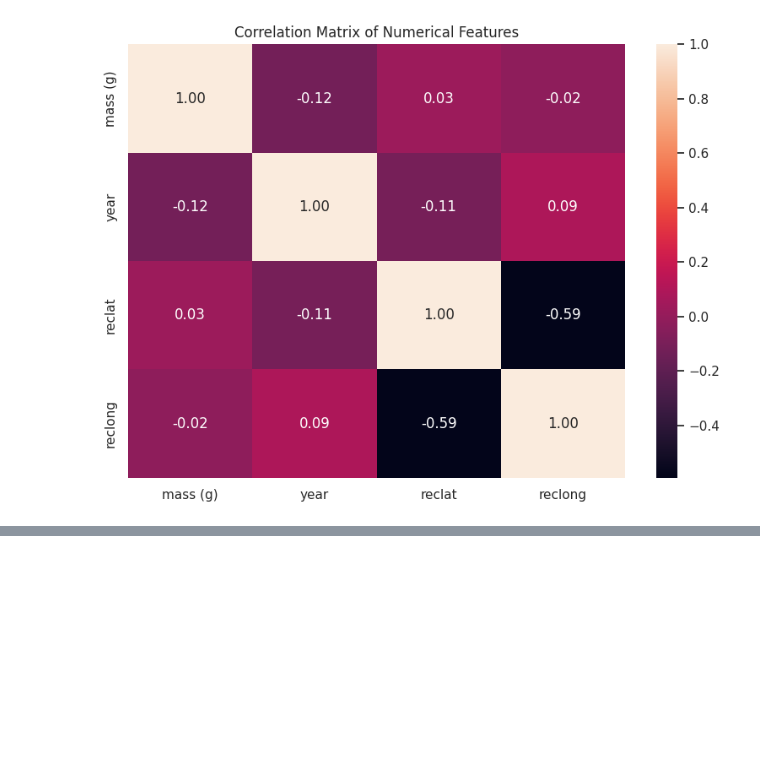
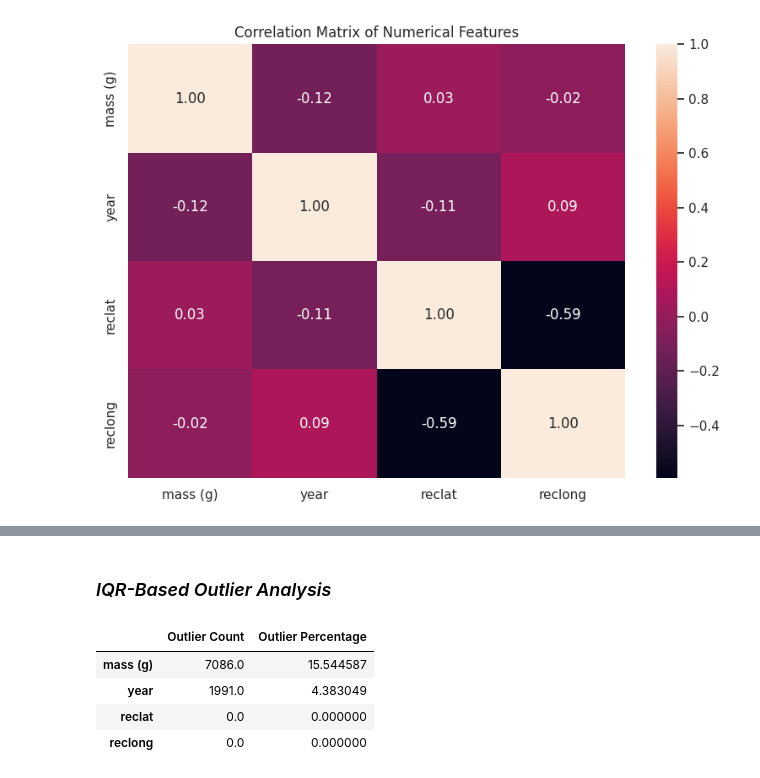
Before and after one commit to manaswiniyoshitha2006-netizen/ML-Evaluation, a Jupyter notebook: notebooks/clustering.ipynb, the cells around one changed output, grey strips where cells are left out. Saved outputs shown, nothing was run; the diff lists cells and outputs as text; code cells hidden in the pictures; blank space fills up the shorter version.

```diff
--- a/notebooks/clustering.ipynb
+++ b/notebooks/clustering.ipynb
@@ -635,0 +664,39 @@ plt.show()
+# %% [markdown]
+### *IQR-Based Outlier Analysis*
+# %%
+outlier_summary = {}
+
+for column in eda_columns:
+
+    data = df[column].dropna()
+
+    Q1 = data.quantile(0.25)
+    Q3 = data.quantile(0.75)
+
+    IQR = Q3 - Q1
+
+    lower_bound = Q1 - 1.5 * IQR
+    upper_bound = Q3 + 1.5 * IQR
+
+    outliers = data[
+        (data < lower_bound) |
+        (data > upper_bound)
+    ]
+
+    outlier_summary[column] = {
+        "Outlier Count": len(outliers),
+        "Outlier Percentage":
+            (len(outliers) / len(data)) * 100
+    }
+
+outlier_summary = pd.DataFrame(
+    outlier_summary
+).T
+
+outlier_summary
+# %% [output]
+|  | Outlier Count | Outlier Percentage |
+| mass (g) | 7086.0 | 15.544587 |
+| year | 1991.0 | 4.383049 |
+| reclat | 0.0 | 0.000000 |
+| reclong | 0.0 | 0.000000 |
```
Also changed, not shown: parts of 4 cells of this notebook.
